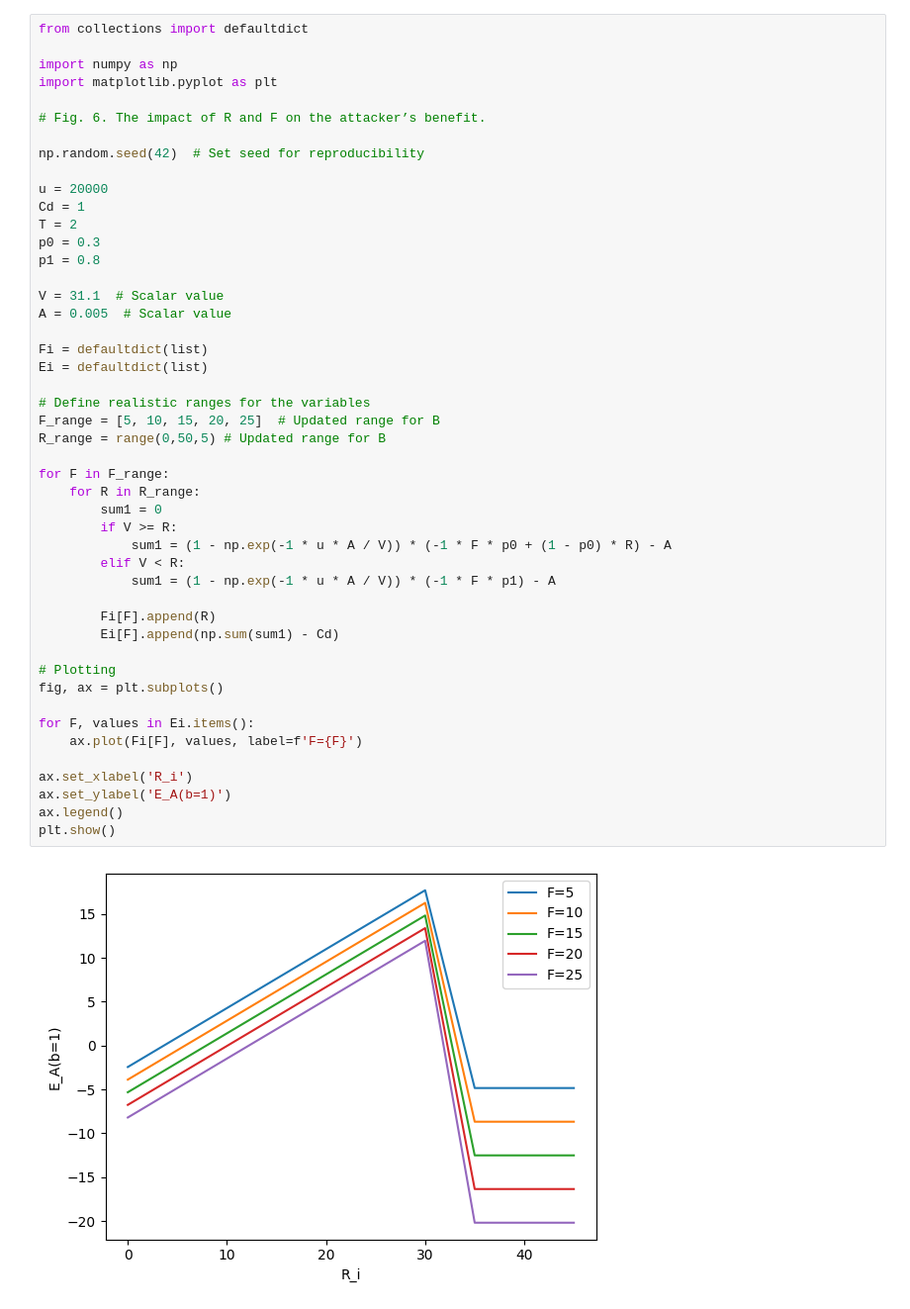
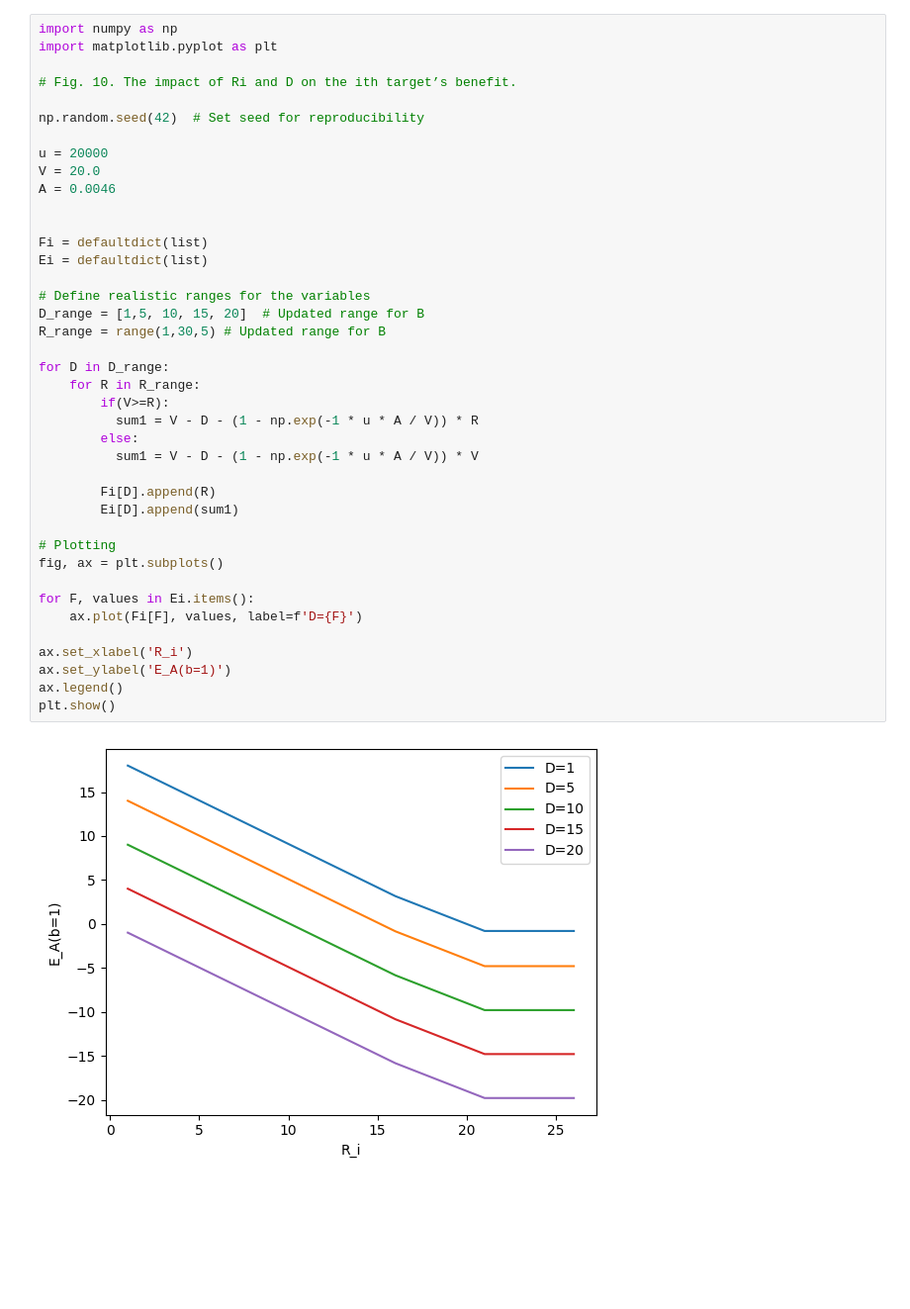
Before and after one commit to PreyeaRegmi/GT, a Jupyter notebook: TSC_Analysis.ipynb, the cells around one changed output. Shown at 99% size. Cells and saved outputs as stored; diff of their text form; blank space fills up the shorter version.

```diff
--- a/TSC_Analysis.ipynb
+++ b/TSC_Analysis.ipynb
@@ -85,49 +189,42 @@ plt.show()
 # %%
-from collections import defaultdict
-
 import numpy as np
 import matplotlib.pyplot as plt
 
-# Fig. 6. The impact of R and F on the attacker’s benefit.
+# Fig. 10. The impact of Ri and D on the ith target’s benefit.
 
 np.random.seed(42)  # Set seed for reproducibility
 
 u = 20000
-Cd = 1
-T = 2
-p0 = 0.3
-p1 = 0.8
+V = 20.0
+A = 0.0046
 
-V = 31.1  # Scalar value
-A = 0.005  # Scalar value
 
 Fi = defaultdict(list)
 Ei = defaultdict(list)
 
 # Define realistic ranges for the variables
-F_range = [5, 10, 15, 20, 25]  # Updated range for B
-R_range = range(0,50,5) # Updated range for B
+D_range = [1,5, 10, 15, 20]  # Updated range for B
+R_range = range(1,30,5) # Updated range for B
 
-for F in F_range:
+for D in D_range:
     for R in R_range:
-        sum1 = 0
-        if V >= R:
-            sum1 = (1 - np.exp(-1 * u * A / V)) * (-1 * F * p0 + (1 - p0) * R) - A
-        elif V < R:
-            sum1 = (1 - np.exp(-1 * u * A / V)) * (-1 * F * p1) - A
+        if(V>=R):
+          sum1 = V - D - (1 - np.exp(-1 * u * A / V)) * R
+        else:
+          sum1 = V - D - (1 - np.exp(-1 * u * A / V)) * V
 
-        Fi[F].append(R)
-        Ei[F].append(np.sum(sum1) - Cd)
+        Fi[D].append(R)
+        Ei[D].append(sum1)
 
 # Plotting
 fig, ax = plt.subplots()
 
 for F, values in Ei.items():
-    ax.plot(Fi[F], values, label=f'F={F}')
+    ax.plot(Fi[F], values, label=f'D={F}')
 
 ax.set_xlabel('R_i')
 ax.set_ylabel('E_A(b=1)')
 ax.legend()
 plt.show()
 # %% [output]
-[figure, old version]
+[figure, new version]
```
Also changed, not shown: parts of 9 cells of this notebook.
